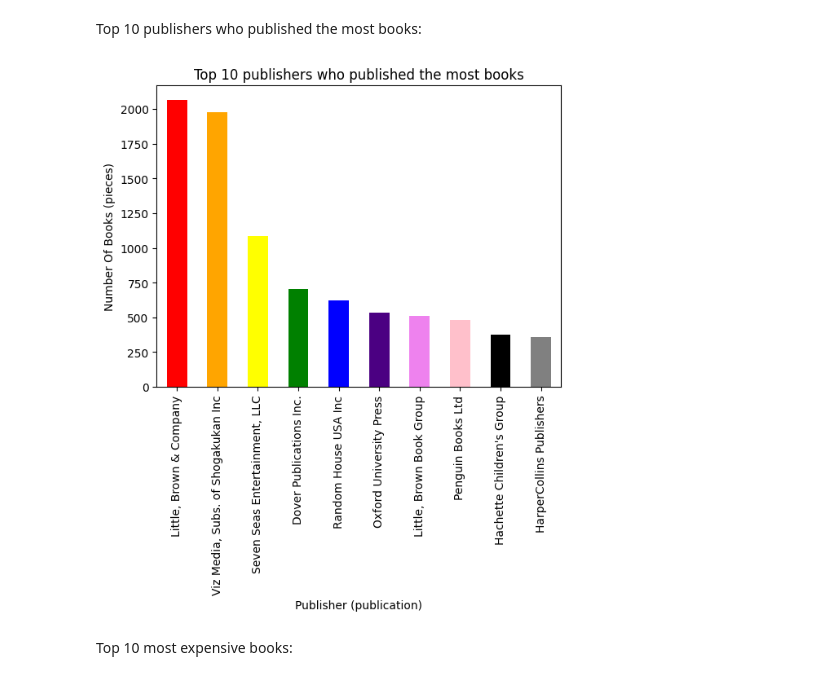
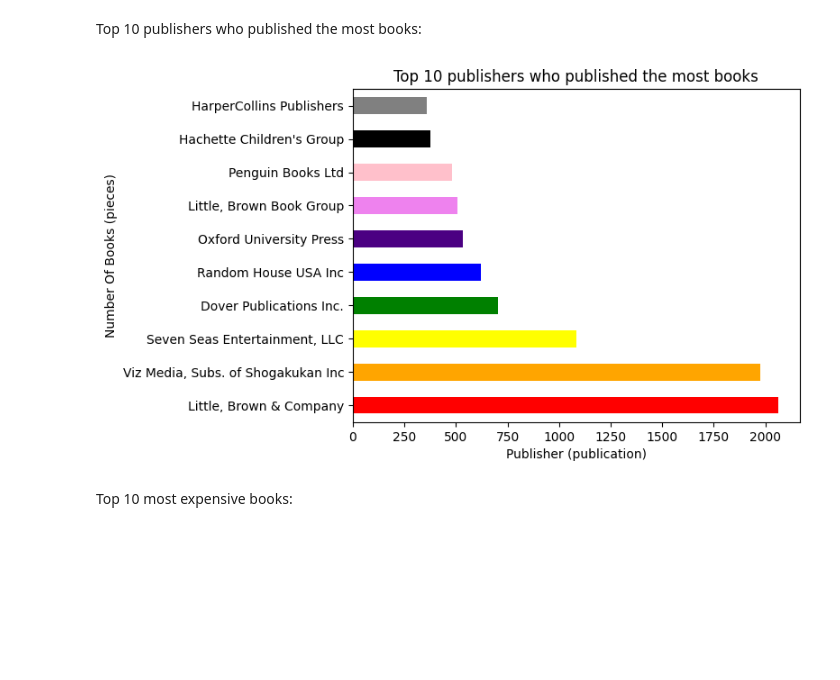
Before and after one commit to Vasyl-Poremchuk/book-scraping-and-data-analysis, a Jupyter notebook: book_analysis/book_analysis.ipynb, the cells around one changed output. Drawn from its saved outputs; the diff is of its cells as text; code cells hidden in the pictures; blank space fills up the shorter version.

```diff
--- a/book_analysis/book_analysis.ipynb
+++ b/book_analysis/book_analysis.ipynb
@@ -451,18 +451,18 @@ Top 10 publishers who published the most books:
 # %%
 publisher_count = books_df["Publisher"].value_counts()
 top_10_publishers = publisher_count.head(10)
 
 top_10_publishers.plot(
-    kind="bar",
+    kind="barh",
     xlabel="Publisher (publication)",
     ylabel="Number Of Books (pieces)",
     title="Top 10 publishers who published the most books",
     color=["red", "orange", "yellow", "green", "blue", "indigo", "violet", "pink", "black", "gray"],
 )
 
 plt.show()
 # %% [output]
-[figure, old version]
+[figure, new version]
 # %% [markdown]
 Top 10 most expensive books:
 # %%
```
Also changed, not shown: parts of 7 cells of this notebook.
